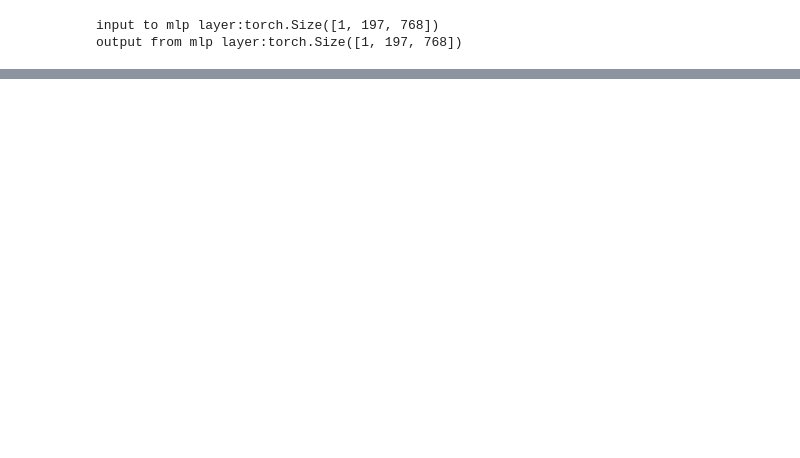
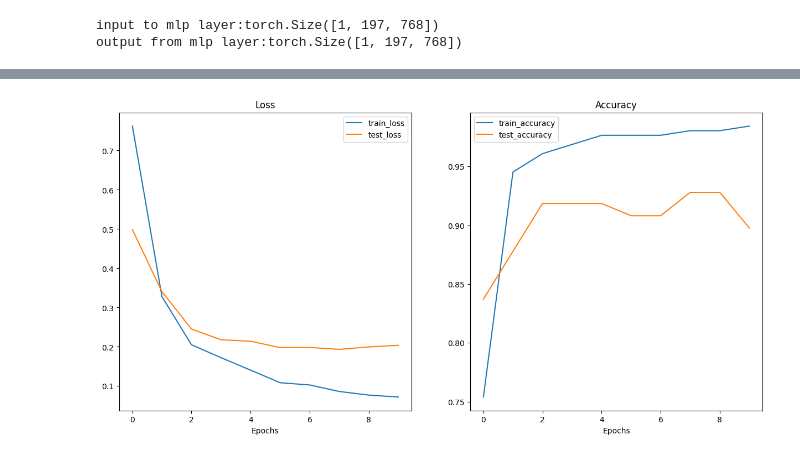
Before and after one commit to saivenkatreddy29/Pytorch-Learning, a Jupyter notebook: Replicating_papers.ipynb, the cells around one changed output, grey strips where cells are left out. Drawn from its saved outputs; the diff is of its cells as text; code cells hidden in the pictures; blank space fills up the shorter version.

Commit message:
Kaggle Notebook | Replicating  Vision Transformer paper  | Version 1

```diff
--- a/Replicating_papers.ipynb
+++ b/Replicating_papers.ipynb
@@ -583,0 +909,22 @@ tensor([[[ 0.3840,  0.0423,  0.2283,  ..., -0.1144,  0.1411, -0.1926],
+# %%
+loss_fn = nn.CrossEntropyLoss()
+optimizer = torch.optim.Adam(model.parameters(), lr=0.001)
+# %%
+train_dataloader, test_dataloader,num_classes = data_setup.create_dataloaders(train_dir = train_dir,
+                                                                 test_dir = test_dir,
+                                                                 transform = auto_transform,
+                                                                 batch_size = 32)
+# %%
+model = model.to(device)
+# %%
+from timeit import default_timer as timer
+
+start_timer = timer()
+
+results = engine.train(model = model,
+                       train_dataloader = train_dataloader,
+                       test_dataloader = test_dataloader,
+                       optimizer = optimizer,
+                       loss_fn = loss_fn,
+                       epochs = 10,
+                       device = device)
@@ -583,0 +942,5 @@ tensor([[[ 0.3840,  0.0423,  0.2283,  ..., -0.1144,  0.1411, -0.1926],
+# %%
+from helper_functions import plot_loss_curves
+plot_loss_curves(results)
+# %% [output]
+[figure, added]
```
Also changed, not shown: parts of 55 cells of this notebook.
